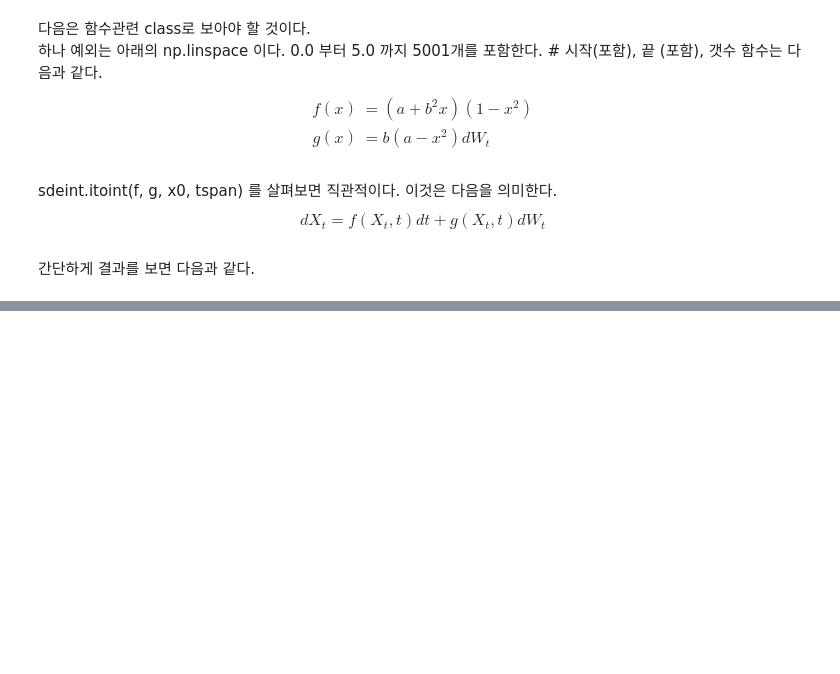
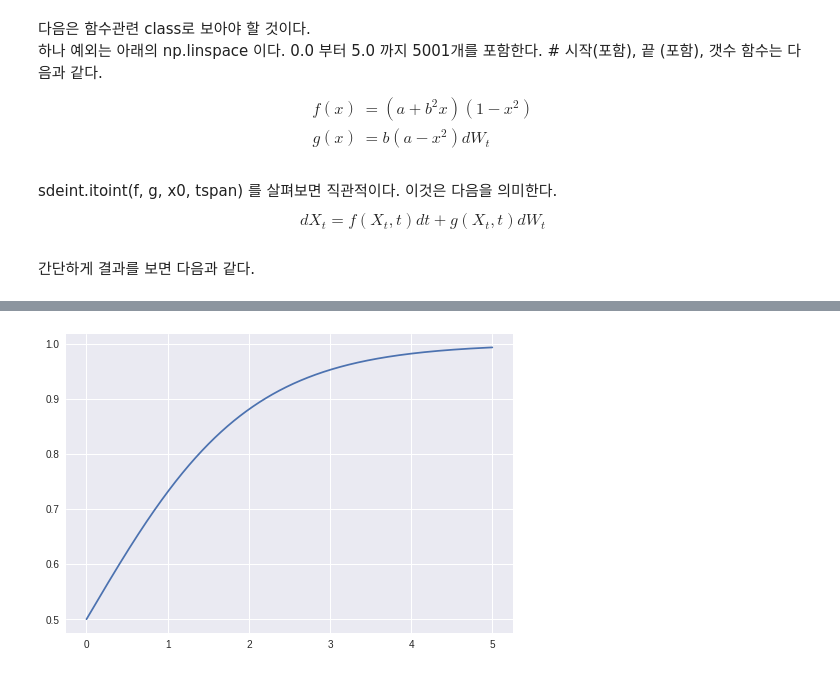
Before and after one commit to Jinwuk/Fundamental_GitRepo, a Jupyter notebook: stochastic_test2019.ipynb, the cells around one changed output, grey strips where cells are left out. Drawn from its saved outputs; the diff is of its cells as text; code cells hidden in the pictures; blank space fills up the shorter version.

```diff
--- a/stochastic_test2019.ipynb
+++ b/stochastic_test2019.ipynb
@@ -57,0 +83,6 @@ plt.show()
+# %%
+Orig = Fd(tspan)
+plt.plot(tspan, Orig)
+plt.show()
+# %% [output]
+[figure, added]
```
Also changed, not shown: parts of 3 cells of this notebook.
